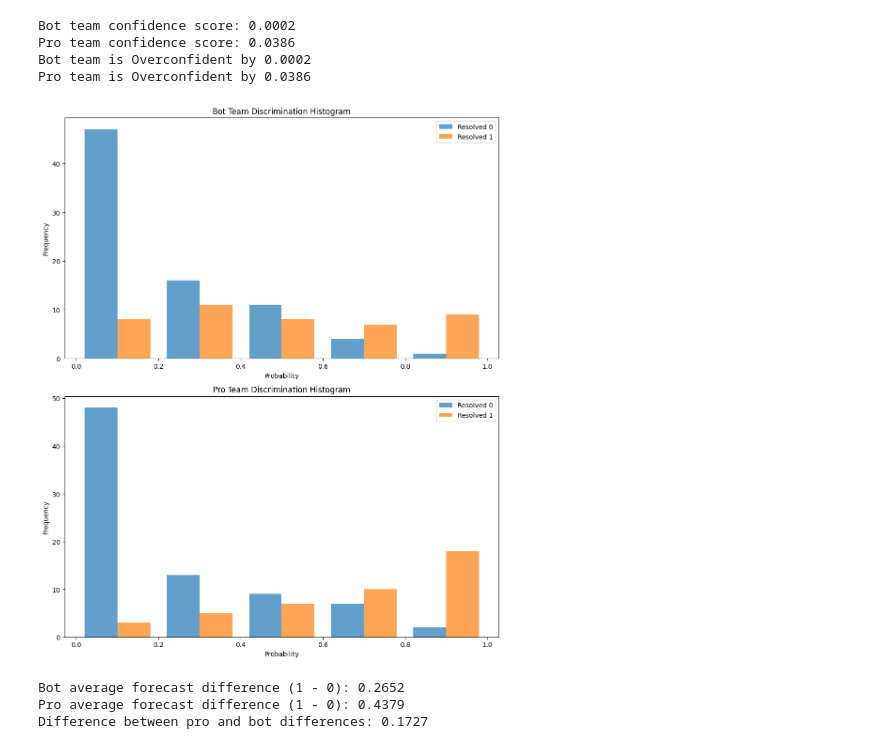
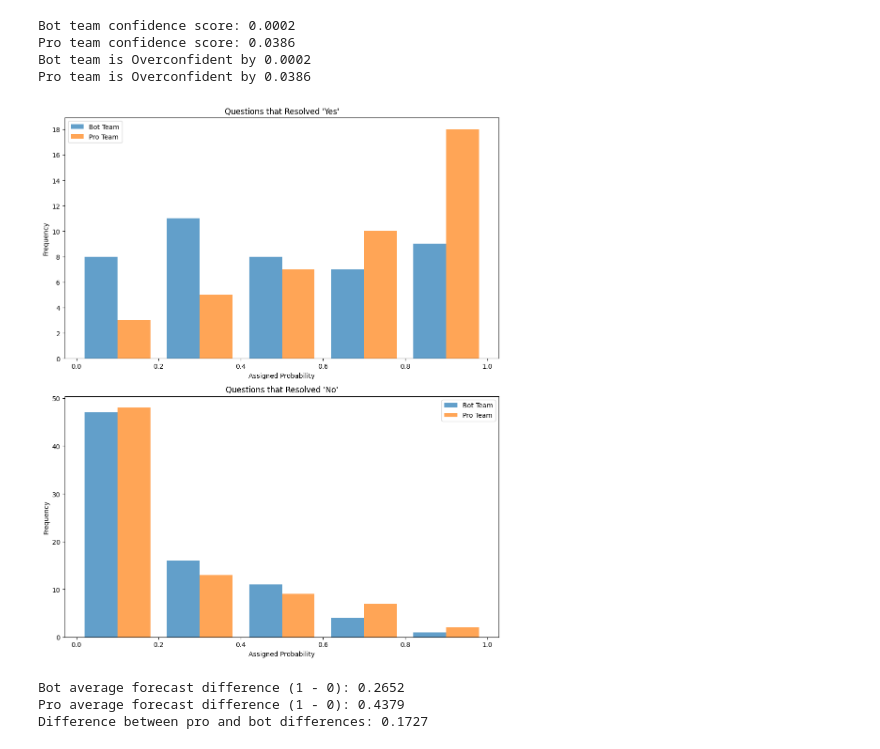
Before and after one commit to Metaculus/aib-analysis, a Jupyter notebook: AI_BENCHMARKING_ANALYSIS.ipynb, the cells around one changed output. Cells and saved outputs as stored; diff of their text form; code cells hidden in the pictures.

```diff
--- a/AI_BENCHMARKING_ANALYSIS.ipynb
+++ b/AI_BENCHMARKING_ANALYSIS.ipynb
@@ -204,7 +201,7 @@ if 25871 in df_pro_bot_resolved_questions['bot_question_id'].values:
       (26387, 27788), # Will Tesla increase deliveries in Q3 2024
       (26821, 26959), # VP debate
       (26212, 26213, 26214), # number of dairy cow herds with H5N1
-      (26639, 26640, 26641), # Presidential debate 0, 1, or 2+
+      (26639, 26640, 26641) # Presidential debate 0, 1, or 2+
   ]
 
   ####### CREATE QUESTION WEIGHTS #########
@@ -1193,7 +1259,7 @@ def calculate_t_test(df_input, bot_list, weight_col='question_weight'):
 
     # Format p-values as percentages
     df_W_leaderboard['p_value'] = df_W_leaderboard['p_value'].apply(
-        lambda x: f"{x*100:.4f}%" if pd.notnull(x) else "NA"
+        lambda x: f"{x:.6f}" if pd.notnull(x) else "NA"
     )
 
     # Round other columns
@@ -2076,34 +2145,71 @@ def create_discrimination_histogram(df, bot_col, pro_col, resolution_col):
     bins = np.linspace(0, 1, 6)
 
     # Bot team histogram
     ax1.hist([df[df[resolution_col] == 0][bot_col],
               df[df[resolution_col] == 1][bot_col]],
              bins=bins, label=['Resolved 0', 'Resolved 1'], alpha=0.7)
     ax1.set_title('Bot Team Discrimination Histogram')
     ax1.set_xlabel('Probability')
     ax1.set_ylabel('Frequency')
     ax1.legend()
 
     # Pro team histogram
     ax2.hist([df[df[resolution_col] == 0][pro_col],
               df[df[resolution_col] == 1][pro_col]],
              bins=bins, label=['Resolved 0', 'Resolved 1'], alpha=0.7)
     ax2.set_title('Pro Team Discrimination Histogram')
     ax2.set_xlabel('Probability')
     ax2.set_ylabel('Frequency')
     ax2.legend()
 
     # Adjust layout and display
     plt.tight_layout()
     plt.show()
 
+def create_discrimination_histogram(df, bot_col, pro_col, resolution_col):
+    # Create figure and axes
+    fig, (ax1, ax2) = plt.subplots(2, 1, figsize=(10, 12))
+
+    # Define bin edges
+    bins = np.linspace(0, 1, 6)
+
+    # Top plot: Questions that resolved 1
+    ax1.hist([df[df[resolution_col] == 1][bot_col],
+              df[df[resolution_col] == 1][pro_col]],
+             bins=bins, label=['Bot Team', 'Pro Team'], alpha=0.7)
+    ax1.set_title('Questions that Resolved \'Yes\'')
+    ax1.set_xlabel('Assigned Probability')
+    ax1.set_ylabel('Frequency')
+    ax1.legend()
+
+    # Set integer y-ticks for top plot
+    ymax1 = int(np.ceil(ax1.get_ylim()[1]))
+    ax1.set_yticks(range(0, ymax1 + 1, 2))
+
+    # Bottom plot: Questions that resolved 0
+    ax2.hist([df[df[resolution_col] == 0][bot_col],
+              df[df[resolution_col] == 0][pro_col]],
+             bins=bins, label=['Bot Team', 'Pro Team'], alpha=0.7)
+    ax2.set_title('Questions that Resolved \'No\'')
+    ax2.set_xlabel('Assigned Probability')
+    ax2.set_ylabel('Frequency')
+    ax2.legend()
+
+    # Set integer y-ticks for bottom plot
+    ymax2 = int(np.ceil(ax2.get_ylim()[1]))
+    ax2.set_yticks(range(0, ymax2 + 1, 10))
+
+    # Adjust layout and display
+    plt.tight_layout()
+    plt.show()
+
 # Call the function with your DataFrame and column names
 create_discrimination_histogram(df_top_bot_pro_forecasts,
                                 'bot_team_median',
                                 'pro_median',
                                 'resolution')
 # %% [output]
-[figure, old version]
+[figure, new version]
 # %%
 # Calculate average forecasts for resolved 1 and 0 for bots
 bot_avg_1 = df_top_bot_pro_forecasts[df_top_bot_pro_forecasts['resolution'] == 1]['bot_team_median'].mean()
```
Also changed, not shown: parts of 51 cells of this notebook, 7 other files.
